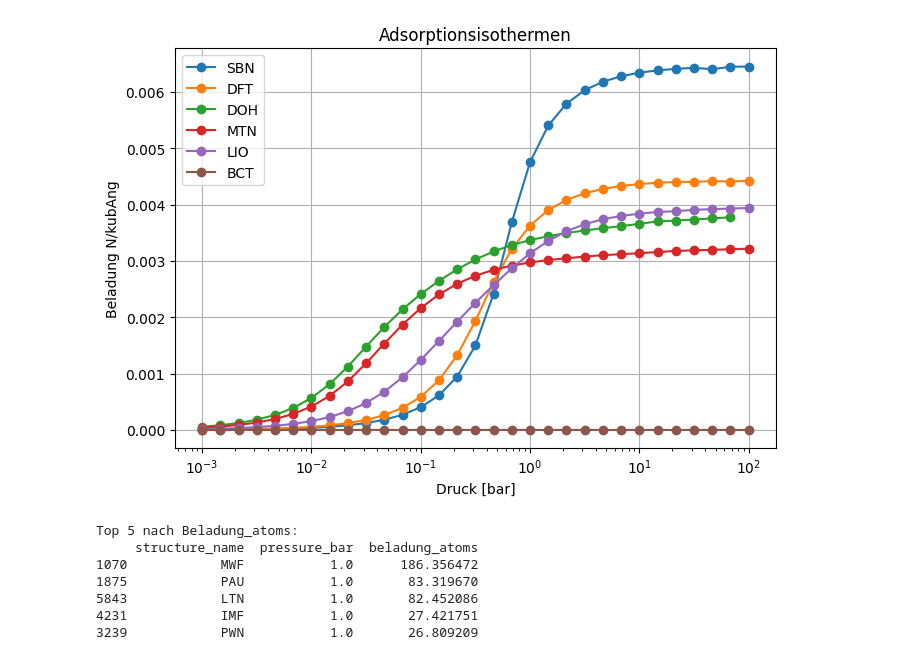
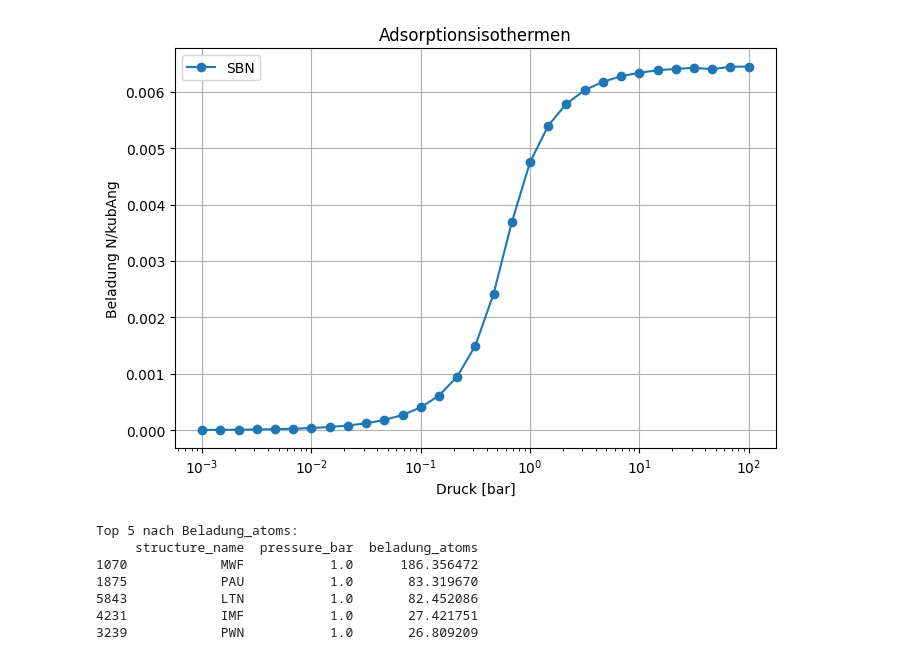
Before and after one commit to dbock369-dot/MASTHA, a Jupyter notebook: TestBench/Testbench_isotherm.ipynb, the cells around one changed output. Drawn from its saved outputs; the diff is of its cells as text; code cells hidden in the pictures.

```diff
--- a/TestBench/Testbench_isotherm.ipynb
+++ b/TestBench/Testbench_isotherm.ipynb
@@ -13,28 +13,28 @@ import re
 # %%
 data = pd.read_csv("/Users/danielbock/MASTERTHESIS/MASTA/DataArchiv/isotherm_300K/2025_10_13_DB_100Bins_64grid_isotherme.csv")
 
-structures = ["SBN", "DFT", "DOH", "MTN", "LIO", "BCT"]
+structures = ["SBN"]#, "DFT", "DOH", "MTN", "LIO", "BCT"]
 plt.figure(figsize=(7, 5))
 
 for structure in structures:
 # Daten für diese Struktur filtern
     df_sel = data[data["structure_name"] == structure]
     df_sel = df_sel.sort_values("pressure_bar")
     plt.plot(df_sel["pressure_bar"], df_sel["beladung_atoms"]/df_sel["volume_kubAng"], marker="o", lw=1.5, label=structure)
 # Plot
 #plt.plot(df_sel["pressure_bar"], df_sel["beladung_mol_per_kg"], marker="o", lw=1.5)
 
 plt.title(f"Adsorptionsisothermen")
 plt.xlabel("Druck [bar]")
 plt.legend()
 plt.ylabel("Beladung N/kubAng")
 plt.xscale("log")
 #plt.yscale("log")
 plt.grid(True)
 plt.tight_layout()
 plt.show()
 # %% [output]
-[figure, old version]
+[figure, new version]
 # %%
 data = data[data["pressure_bar"]==1]
 top_atoms = data.nlargest(5, "beladung_atoms")[["structure_name", "pressure_bar", "beladung_atoms"]]
```
Also changed, not shown: 3 other files.
